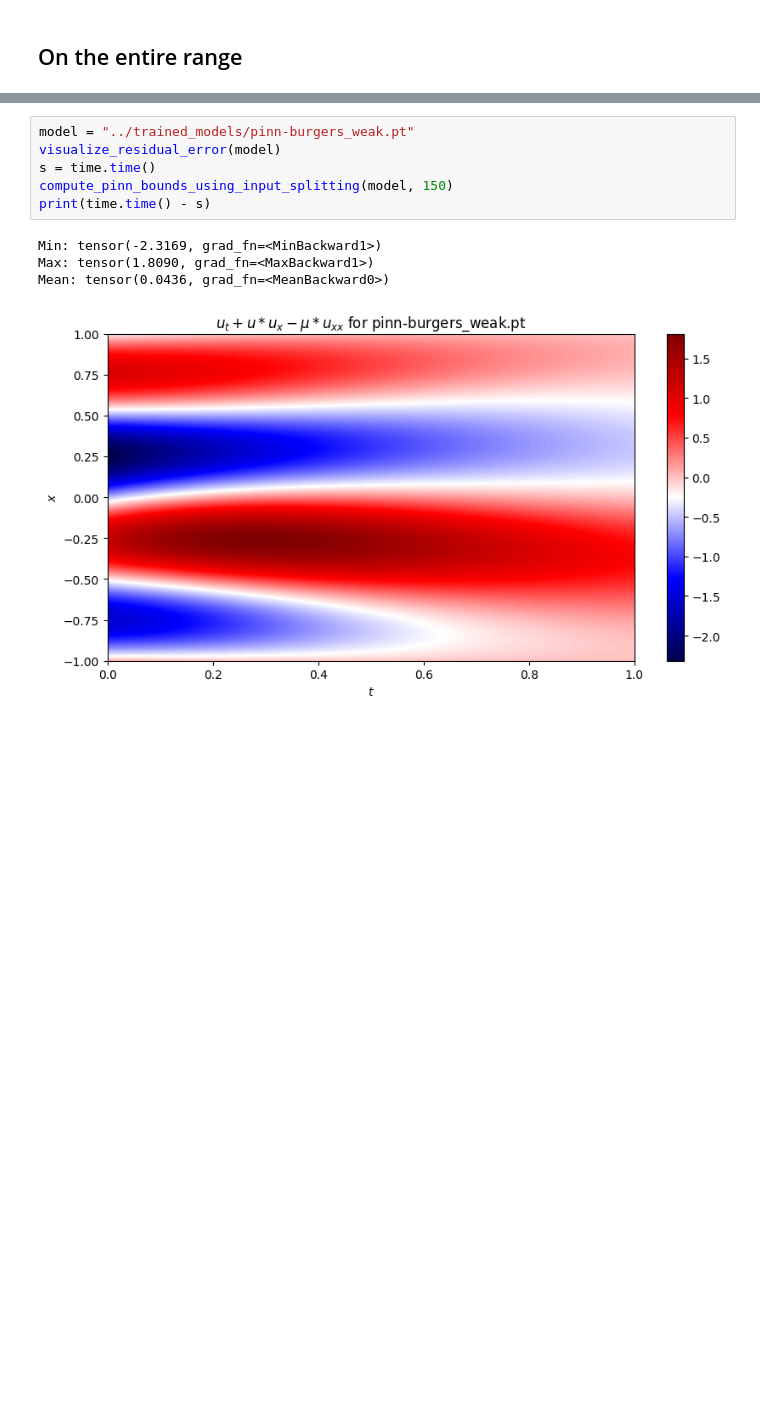
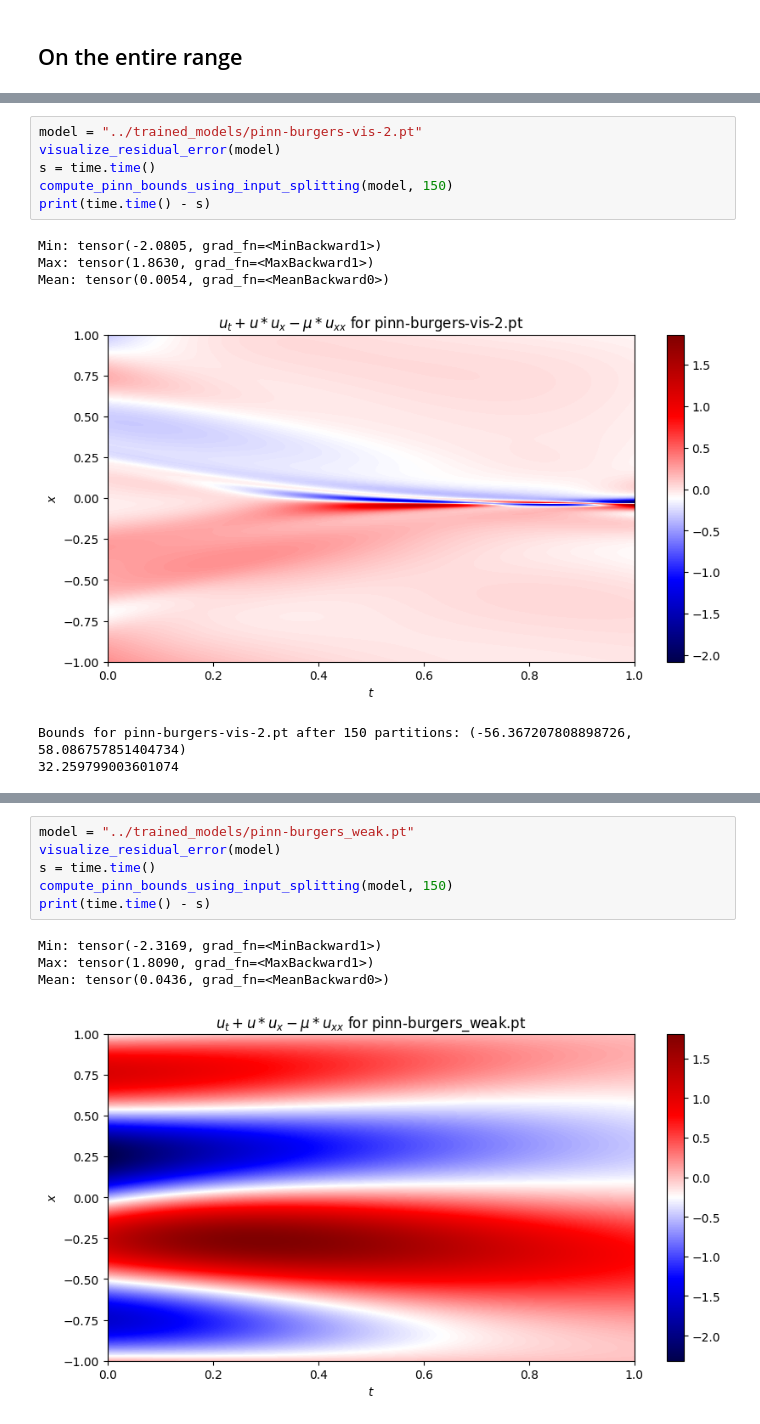
Before and after one commit to avaljotsingh/Verification-of-PINNs, a Jupyter notebook: experiments/Results.ipynb, the cells around one changed output, grey strips where cells are left out. Drawn from its saved outputs; the diff is of its cells as text; blank space fills up the shorter version.

```diff
--- a/experiments/Results.ipynb
+++ b/experiments/Results.ipynb
@@ -20,0 +26,13 @@ Bounds for pinn-burgers-vis.pt after 150 partitions: (-97.07929140964936, 102.15
+# %%
+model = "../trained_models/pinn-burgers-vis-2.pt"
+visualize_residual_error(model)
+s = time.time()
+compute_pinn_bounds_using_input_splitting(model, 150)
+print(time.time() - s)
+# %% [output]
+Min: tensor(-2.0805, grad_fn=<MinBackward1>)
+Max: tensor(1.8630, grad_fn=<MaxBackward1>)
+Mean: tensor(0.0054, grad_fn=<MeanBackward0>)
+[figure, added]
+Bounds for pinn-burgers-vis-2.pt after 150 partitions: (-56.367207808898726, 58.086757851404734)
+32.259799003601074
```
Also changed, not shown: parts of 9 cells of this notebook, 1 other file.
